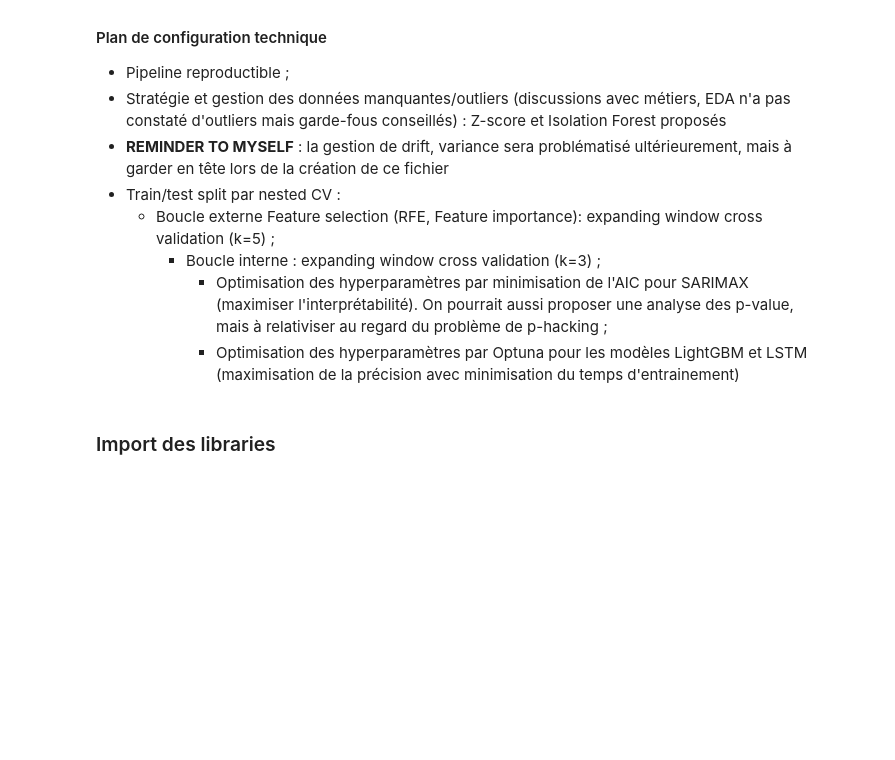
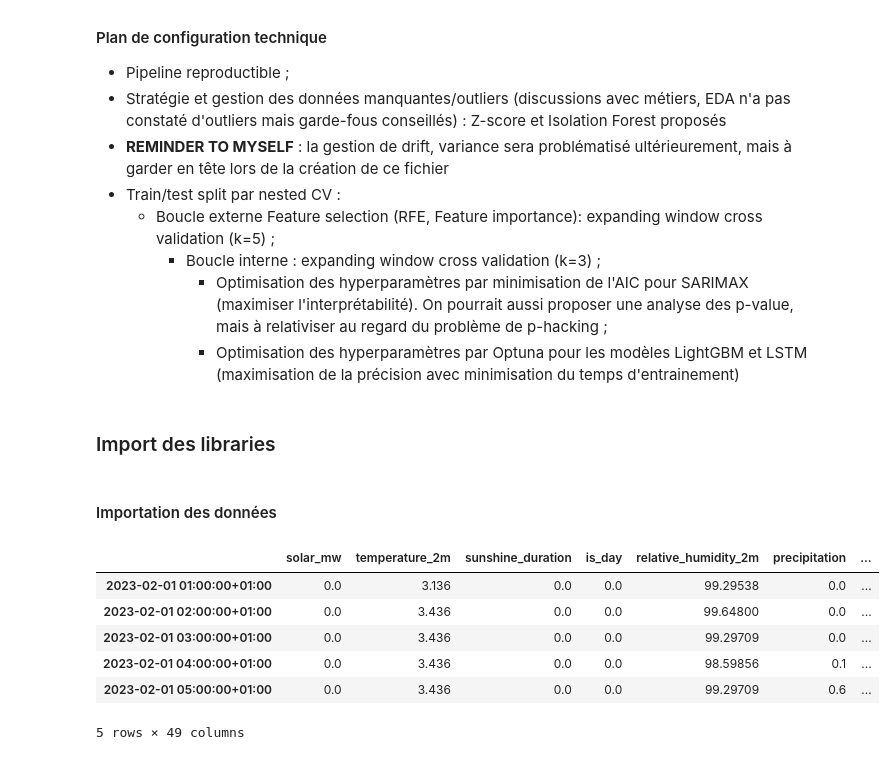
Before and after one commit to Simonsns/solar_prediction, a Jupyter notebook: notebooks/02_feature_engineering.ipynb, the cells around one changed output. Cells and saved outputs as stored; diff of their text form; code cells hidden in the pictures; blank space fills up the shorter version.

```diff
--- a/notebooks/02_feature_engineering.ipynb
+++ b/notebooks/02_feature_engineering.ipynb
@@ -63,9 +62,42 @@ from statsmodels.tsa.stattools import adfuller, kpss
 # Confirmation d'être à la racine du dossier
 project_root = os.path.abspath(os.path.join(os.getcwd(), os.pardir))
 os.chdir(project_root)
+# %% [markdown]
+#### Importation des données
+# %%
+def import_data(path: str) -> pd.DataFrame :
+    """Prends en entrée un link (path),  et retourne un dataset indexé temporellement,
+    Args:
+        path (str): link vers les données d'entrainement
+        run_filter (str): numéro du run central
+
+    Returns:
+        pd.DataFrame: Dataset préparatoire indexé temporellement, colonnes filtrées
+    """
+
+    df = pd.read_csv(path, sep=";", index_col=0)
+    # Préparation du dataset post api
+    df = df.rename(columns={"Solaire (MW)": "solar_mw"})
+    df.index = pd.to_datetime(df.index, utc=True).tz_convert("Europe/Paris")
+
+    return df
+# %%
+def col_scenario_rename(df: pd.DataFrame, run_filter: int) -> pd.DataFrame:
+    """Retourne un dataframe avec les colonnes sans chiffre "_run_X"""
+
+    df.columns = df.columns.str.replace(f"_run_{run_filter}", "")
+
+    return df
 # %%
-# Import data
-df = pd.read_csv("data/processed/exploratory_solar_dataset.csv", sep=";", index_col=0)
-
-# Temporal data, indexed
-df.index = pd.to_datetime(df.index, utc=True).tz_convert("Europe/Paris")
+central_scenario = 13
+df = import_data("data/processed/exploratory_solar_dataset.csv")
+df = col_scenario_rename(df, central_scenario)
+df.head()
+# %% [output]
+|  | solar_mw | temperature_2m | sunshine_duration | is_day | relative_humidity_2m | precipitation | ... |
+| 2023-02-01 01:00:00+01:00 | 0.0 | 3.136 | 0.0 | 0.0 | 99.29538 | 0.0 | ... |
+| 2023-02-01 02:00:00+01:00 | 0.0 | 3.436 | 0.0 | 0.0 | 99.64800 | 0.0 | ... |
+| 2023-02-01 03:00:00+01:00 | 0.0 | 3.436 | 0.0 | 0.0 | 99.29709 | 0.0 | ... |
+| 2023-02-01 04:00:00+01:00 | 0.0 | 3.436 | 0.0 | 0.0 | 98.59856 | 0.1 | ... |
+| 2023-02-01 05:00:00+01:00 | 0.0 | 3.436 | 0.0 | 0.0 | 99.29709 | 0.6 | ... |
+5 rows × 49 columns
```
Also changed, not shown: parts of 14 cells of this notebook.
